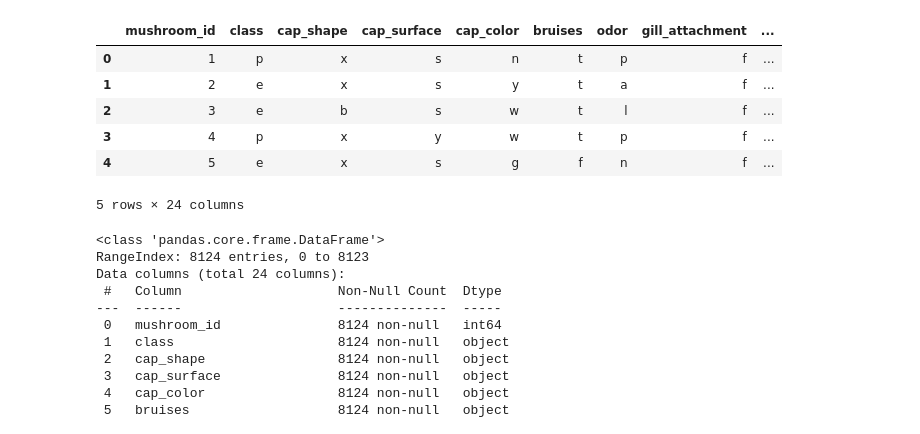
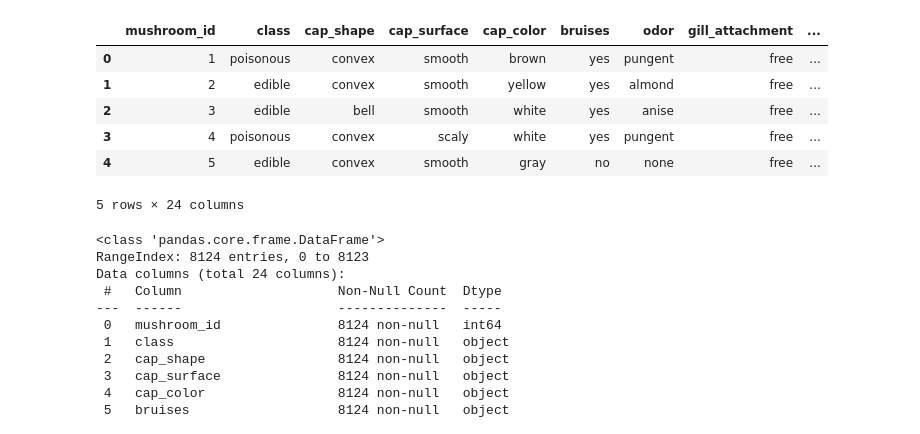
Before and after one commit to Vaishali715/Final_Project, a Jupyter notebook: Data_Visualization.ipynb, the cells around one changed output. Cells and saved outputs as stored; diff of their text form; code cells hidden in the pictures.

```diff
--- a/Data_Visualization.ipynb
+++ b/Data_Visualization.ipynb
@@ -24,15 +27,15 @@ db_string = f"postgresql://postgres:{db_password}@127.0.0.1:5432/mushroom"
 # Create db engine
 engine = create_engine(db_string)
 # %%
-raw_mushroom = pd.read_sql("select * from \"raw_mushroom\"", con=engine);
+clean_mushroom = pd.read_sql("select * from \"clean_mushroom\"", con=engine);
 # %%
-raw_mushroom.head()
+clean_mushroom.head()
 # %% [output]
 |  | mushroom_id | class | cap_shape | cap_surface | cap_color | bruises | odor | gill_attachment | ... |
-| 0 | 1 | p | x | s | n | t | p | f | ... |
-| 1 | 2 | e | x | s | y | t | a | f | ... |
-| 2 | 3 | e | b | s | w | t | l | f | ... |
-| 3 | 4 | p | x | y | w | t | p | f | ... |
-| 4 | 5 | e | x | s | g | f | n | f | ... |
+| 0 | 1 | poisonous | convex | smooth | brown | yes | pungent | free | ... |
+| 1 | 2 | edible | convex | smooth | yellow | yes | almond | free | ... |
+| 2 | 3 | edible | bell | smooth | white | yes | anise | free | ... |
+| 3 | 4 | poisonous | convex | scaly | white | yes | pungent | free | ... |
+| 4 | 5 | edible | convex | smooth | gray | no | none | free | ... |
 5 rows × 24 columns
 # %%
```
Also changed, not shown: parts of 23 cells of this notebook, 1 other file.
